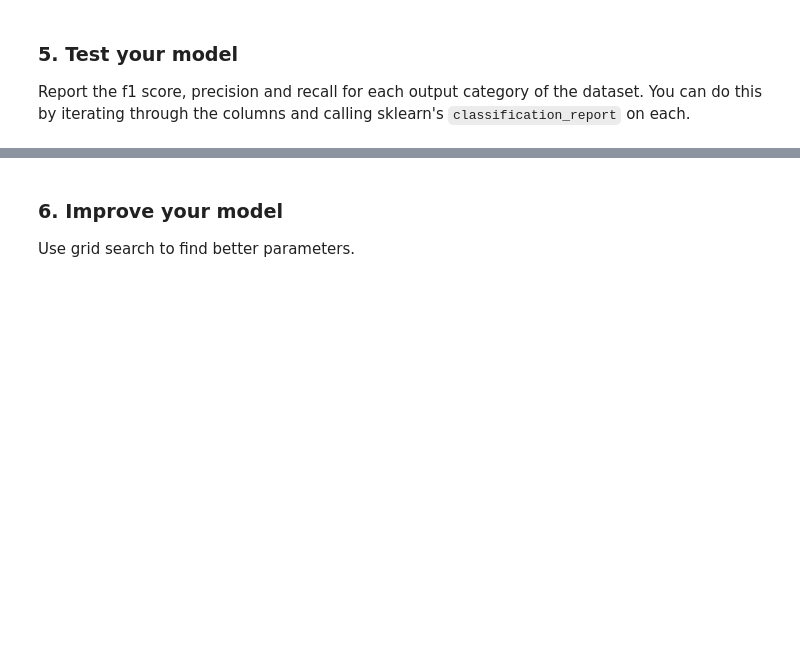
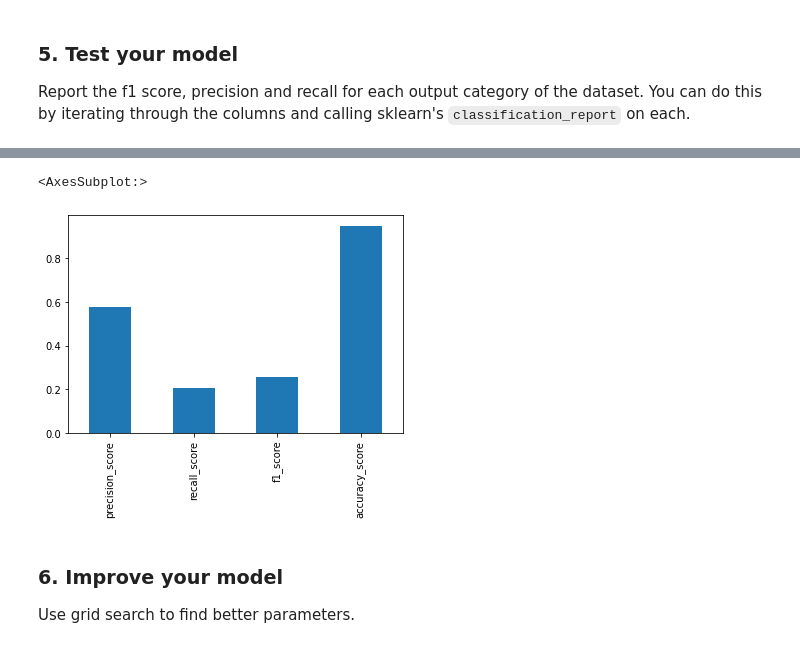
Before and after one commit to guischmitd/disaster-response-classifier, a Jupyter notebook: notebooks/ML Pipeline Preparation.ipynb, the cells around one changed output, grey strips where cells are left out. Drawn from its saved outputs; the diff is of its cells as text; code cells hidden in the pictures; blank space fills up the shorter version.

```diff
--- a/notebooks/ML Pipeline Preparation.ipynb
+++ b/notebooks/ML Pipeline Preparation.ipynb
@@ -183,3 +214,9 @@ avg / total       0.83      0.85      0.82      7854
+# %%
+macro_res = res.mean()
+macro_res.plot.bar()
+# %% [output]
+<AxesSubplot:>
+[figure, added]
 # %% [markdown]
 ### 6. Improve your model
 Use grid search to find better parameters.
```
Also changed, not shown: parts of 15 cells of this notebook, 4 other files.
